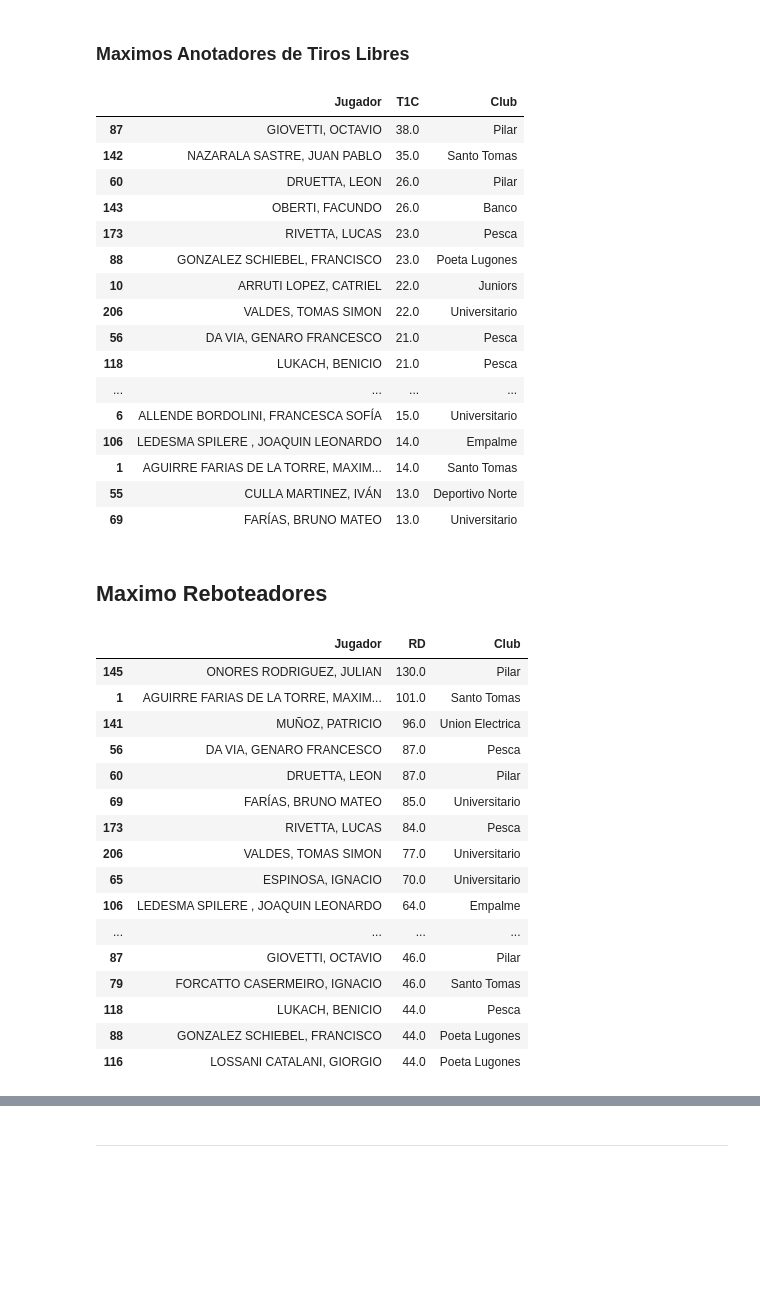
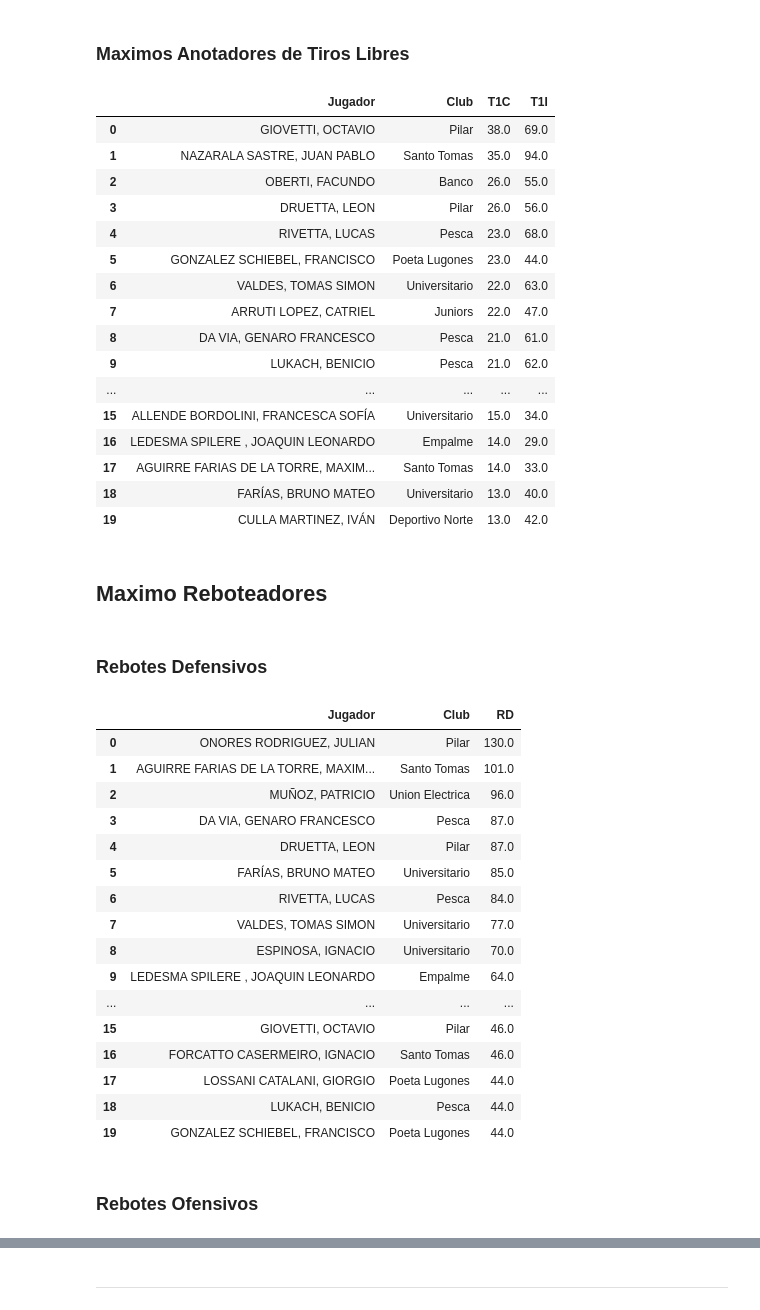
Before and after one commit to nicopinera/AnalisisEstadisticoBasquetU13, a Jupyter notebook: analisis2025.ipynb, the cells around one changed output, grey strips where cells are left out. Drawn from its saved outputs; the diff is of its cells as text; code cells hidden in the pictures; blank space fills up the shorter version.

```diff
--- a/analisis2025.ipynb
+++ b/analisis2025.ipynb
@@ -143,45 +134,49 @@ top_20_t3c('resumen_estadisticas_jugadores.csv')
 # %% [markdown]
 ### Maximos Anotadores de Tiros Libres
 # %%
-top_20_t1c('resumen_estadisticas_jugadores.csv')
+top20.top_20_t1c('resumen_estadisticas_jugadores.csv')
 # %% [output]
-|  | Jugador | T1C | Club |
-| 87 | GIOVETTI, OCTAVIO | 38.0 | Pilar |
-| 142 | NAZARALA SASTRE, JUAN PABLO | 35.0 | Santo Tomas |
-| 60 | DRUETTA, LEON | 26.0 | Pilar |
-| 143 | OBERTI, FACUNDO | 26.0 | Banco |
-| 173 | RIVETTA, LUCAS | 23.0 | Pesca |
-| 88 | GONZALEZ SCHIEBEL, FRANCISCO | 23.0 | Poeta Lugones |
-| 10 | ARRUTI LOPEZ, CATRIEL | 22.0 | Juniors |
-| 206 | VALDES, TOMAS SIMON | 22.0 | Universitario |
-| 56 | DA VIA, GENARO FRANCESCO | 21.0 | Pesca |
-| 118 | LUKACH, BENICIO | 21.0 | Pesca |
-| ... | ... | ... | ... |
-| 6 | ALLENDE BORDOLINI, FRANCESCA SOFÍA | 15.0 | Universitario |
-| 106 | LEDESMA SPILERE , JOAQUIN LEONARDO | 14.0 | Empalme |
-| 1 | AGUIRRE FARIAS DE LA TORRE, MAXIM... | 14.0 | Santo Tomas |
-| 55 | CULLA MARTINEZ, IVÁN | 13.0 | Deportivo Norte |
-| 69 | FARÍAS, BRUNO MATEO | 13.0 | Universitario |
+|  | Jugador | Club | T1C | T1I |
+| 0 | GIOVETTI, OCTAVIO | Pilar | 38.0 | 69.0 |
+| 1 | NAZARALA SASTRE, JUAN PABLO | Santo Tomas | 35.0 | 94.0 |
+| 2 | OBERTI, FACUNDO | Banco | 26.0 | 55.0 |
+| 3 | DRUETTA, LEON | Pilar | 26.0 | 56.0 |
+| 4 | RIVETTA, LUCAS | Pesca | 23.0 | 68.0 |
+| 5 | GONZALEZ SCHIEBEL, FRANCISCO | Poeta Lugones | 23.0 | 44.0 |
+| 6 | VALDES, TOMAS SIMON | Universitario | 22.0 | 63.0 |
+| 7 | ARRUTI LOPEZ, CATRIEL | Juniors | 22.0 | 47.0 |
+| 8 | DA VIA, GENARO FRANCESCO | Pesca | 21.0 | 61.0 |
+| 9 | LUKACH, BENICIO | Pesca | 21.0 | 62.0 |
+| ... | ... | ... | ... | ... |
+| 15 | ALLENDE BORDOLINI, FRANCESCA SOFÍA | Universitario | 15.0 | 34.0 |
+| 16 | LEDESMA SPILERE , JOAQUIN LEONARDO | Empalme | 14.0 | 29.0 |
+| 17 | AGUIRRE FARIAS DE LA TORRE, MAXIM... | Santo Tomas | 14.0 | 33.0 |
+| 18 | FARÍAS, BRUNO MATEO | Universitario | 13.0 | 40.0 |
+| 19 | CULLA MARTINEZ, IVÁN | Deportivo Norte | 13.0 | 42.0 |
 # %% [markdown]
 ## Maximo Reboteadores
+# %% [markdown]
+### Rebotes Defensivos
 # %%
-top_20_rd('resumen_estadisticas_jugadores.csv')
+top20.top_20_rd('resumen_estadisticas_jugadores.csv')
 # %% [output]
-|  | Jugador | RD | Club |
-| 145 | ONORES RODRIGUEZ, JULIAN | 130.0 | Pilar |
-| 1 | AGUIRRE FARIAS DE LA TORRE, MAXIM... | 101.0 | Santo Tomas |
-| 141 | MUÑOZ, PATRICIO | 96.0 | Union Electrica |
-| 56 | DA VIA, GENARO FRANCESCO | 87.0 | Pesca |
-| 60 | DRUETTA, LEON | 87.0 | Pilar |
-| 69 | FARÍAS, BRUNO MATEO | 85.0 | Universitario |
-| 173 | RIVETTA, LUCAS | 84.0 | Pesca |
-| 206 | VALDES, TOMAS SIMON | 77.0 | Universitario |
-| 65 | ESPINOSA, IGNACIO | 70.0 | Universitario |
-| 106 | LEDESMA SPILERE , JOAQUIN LEONARDO | 64.0 | Empalme |
+|  | Jugador | Club | RD |
+| 0 | ONORES RODRIGUEZ, JULIAN | Pilar | 130.0 |
+| 1 | AGUIRRE FARIAS DE LA TORRE, MAXIM... | Santo Tomas | 101.0 |
+| 2 | MUÑOZ, PATRICIO | Union Electrica | 96.0 |
+| 3 | DA VIA, GENARO FRANCESCO | Pesca | 87.0 |
+| 4 | DRUETTA, LEON | Pilar | 87.0 |
+| 5 | FARÍAS, BRUNO MATEO | Universitario | 85.0 |
+| 6 | RIVETTA, LUCAS | Pesca | 84.0 |
+| 7 | VALDES, TOMAS SIMON | Universitario | 77.0 |
+| 8 | ESPINOSA, IGNACIO | Universitario | 70.0 |
+| 9 | LEDESMA SPILERE , JOAQUIN LEONARDO | Empalme | 64.0 |
 | ... | ... | ... | ... |
-| 87 | GIOVETTI, OCTAVIO | 46.0 | Pilar |
-| 79 | FORCATTO CASERMEIRO, IGNACIO | 46.0 | Santo Tomas |
-| 118 | LUKACH, BENICIO | 44.0 | Pesca |
-| 88 | GONZALEZ SCHIEBEL, FRANCISCO | 44.0 | Poeta Lugones |
-| 116 | LOSSANI CATALANI, GIORGIO | 44.0 | Poeta Lugones |
+| 15 | GIOVETTI, OCTAVIO | Pilar | 46.0 |
+| 16 | FORCATTO CASERMEIRO, IGNACIO | Santo Tomas | 46.0 |
+| 17 | LOSSANI CATALANI, GIORGIO | Poeta Lugones | 44.0 |
+| 18 | LUKACH, BENICIO | Pesca | 44.0 |
+| 19 | GONZALEZ SCHIEBEL, FRANCISCO | Poeta Lugones | 44.0 |
+# %% [markdown]
+### Rebotes Ofensivos
 # %%
```
Also changed, not shown: parts of 15 cells of this notebook, 12 other files.
